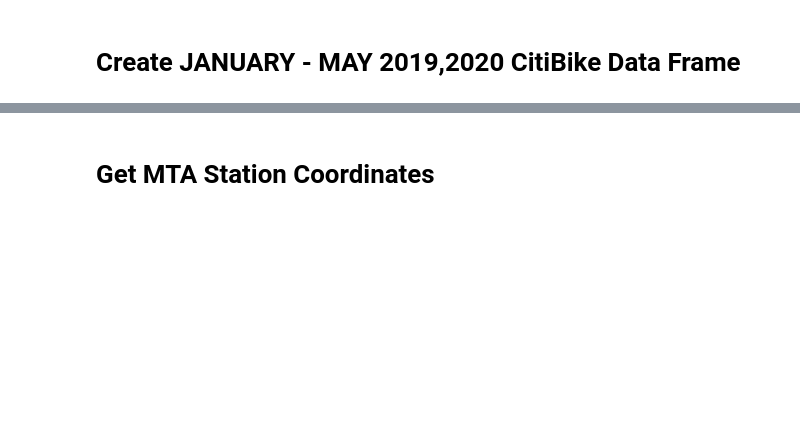
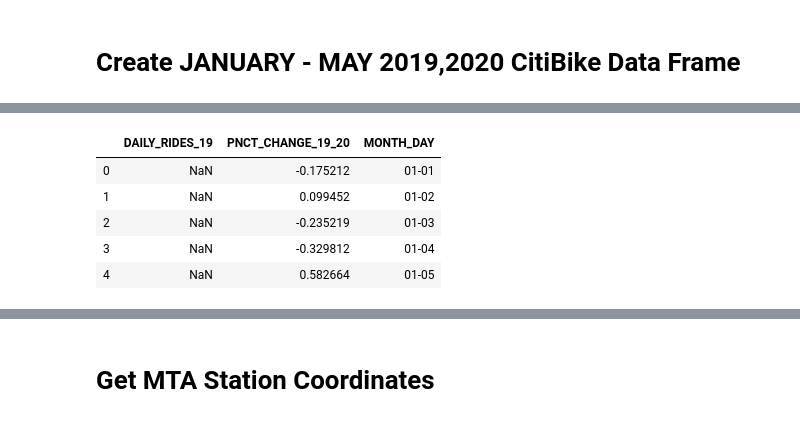
Before and after one commit to stephcho999/Proj_1_MTA, a Jupyter notebook: Project One - Citi Bike & NYC MTA.ipynb, the cells around one changed output, grey strips where cells are left out. Saved outputs shown, nothing was run; the diff lists cells and outputs as text; code cells hidden in the pictures; blank space fills up the shorter version.

```diff
--- a/Project One - Citi Bike & NYC MTA.ipynb
+++ b/Project One - Citi Bike & NYC MTA.ipynb
@@ -76,0 +117,9 @@ bike_2019_df["DAY"] =  bike_2019_df["DATE_TIME"].dt.day
+# %%
+bike_2019_2020_daily_pct_diff.head()
+# %% [output]
+|  | DAILY_RIDES_19 | PNCT_CHANGE_19_20 | MONTH_DAY |
+| 0 | NaN | -0.175212 | 01-01 |
+| 1 | NaN | 0.099452 | 01-02 |
+| 2 | NaN | -0.235219 | 01-03 |
+| 3 | NaN | -0.329812 | 01-04 |
+| 4 | NaN | 0.582664 | 01-05 |
```
Also changed, not shown: parts of 46 cells of this notebook.
